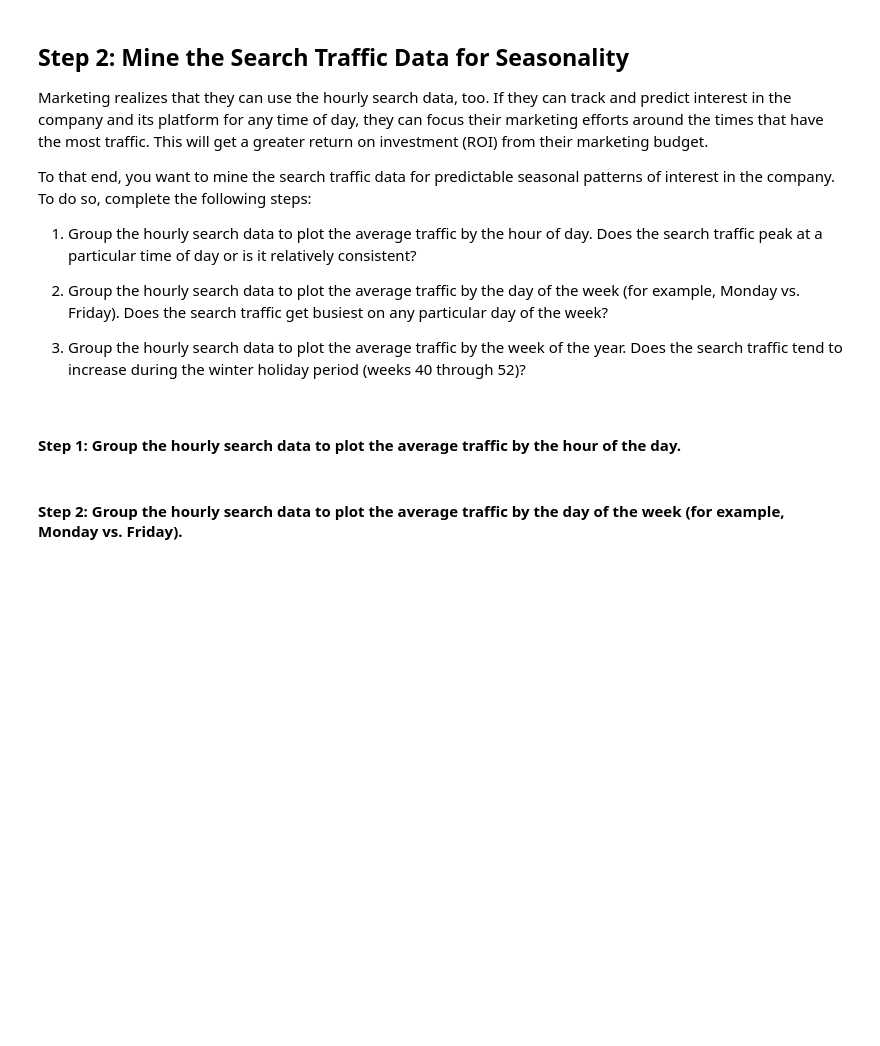
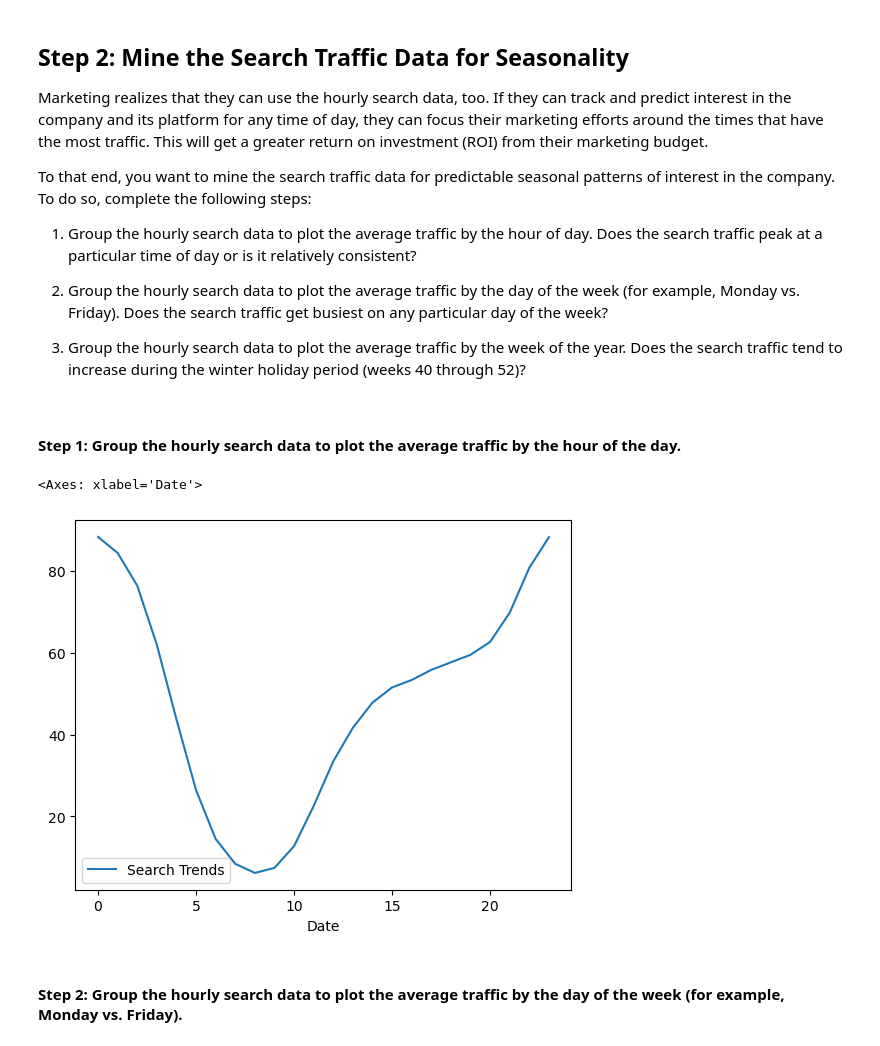
Before and after one commit to rune-encoder/prophet-challenge, a Jupyter notebook: forecasting_net_prophet.ipynb, the cells around one changed output. Drawn from its saved outputs; the diff is of its cells as text; code cells hidden in the pictures; blank space fills up the shorter version.

```diff
--- a/forecasting_net_prophet.ipynb
+++ b/forecasting_net_prophet.ipynb
@@ -158,6 +158,12 @@ To that end, you want to mine the search traffic data for predictable seasonal p
 #### Step 1: Group the hourly search data to plot the average traffic by the hour of the day.
 # %%
 # Group the hourly search data to plot the average traffic by the day of week, using `df.index.hour`
+df_mercado_trends.groupby(df_mercado_trends.index.hour).mean().plot(
+
+)
+# %% [output]
+<Axes: xlabel='Date'>
+[figure, added]
 # %% [markdown]
 #### Step 2: Group the hourly search data to plot the average traffic by the day of the week (for example, Monday vs. Friday).
 # %%
```
Also changed, not shown: parts of 4 cells of this notebook.
